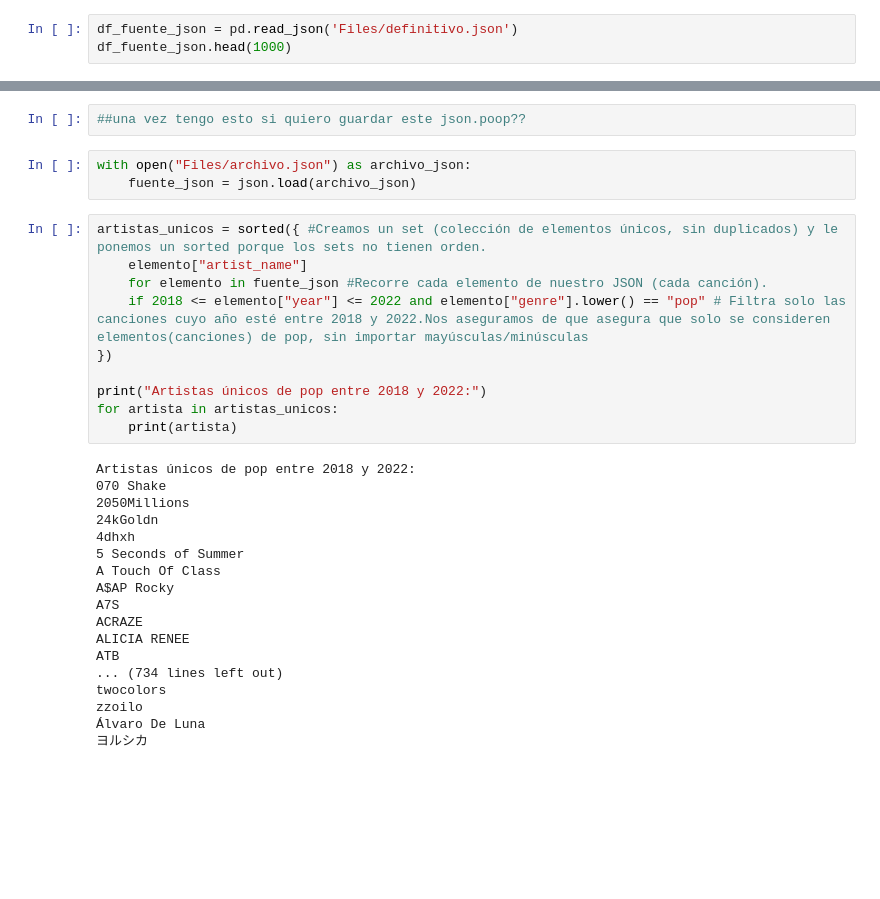
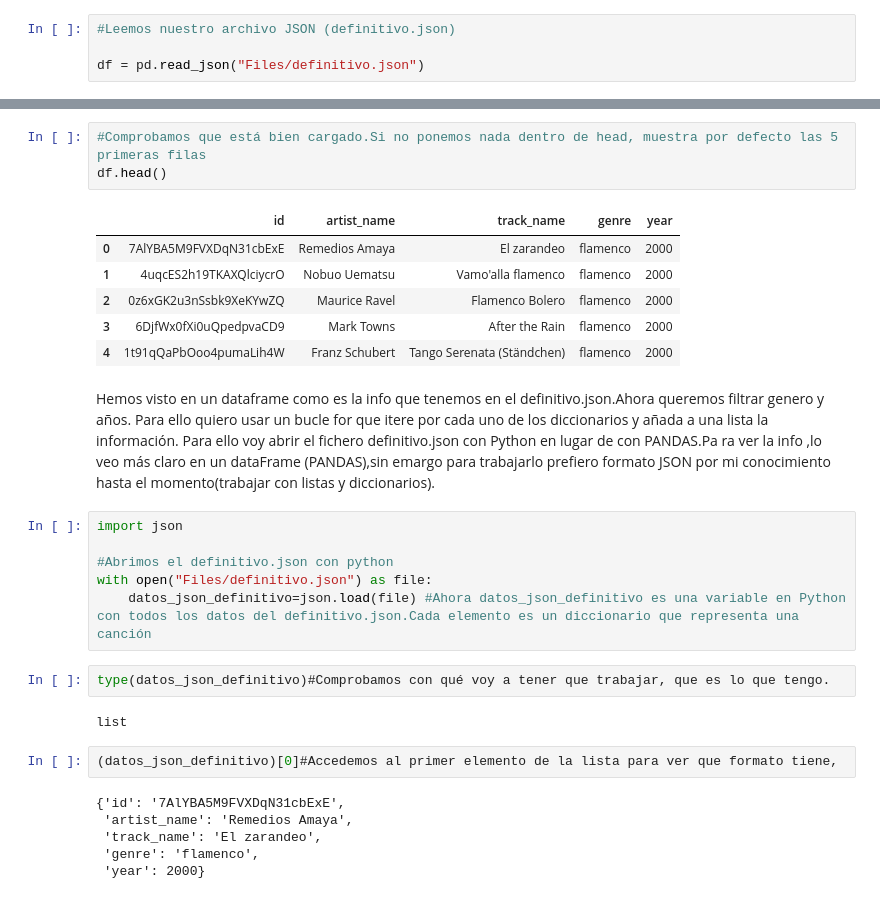
Before and after one commit to jesgonza2026/proyecto-da-promo-65-modulo-2-team-1, a Jupyter notebook: pop.ipynb, the cells around one changed output, grey strips where cells are left out. Drawn from its saved outputs; the diff is of its cells as text; blank space fills up the shorter version.

```diff
--- a/pop.ipynb
+++ b/pop.ipynb
@@ -37,3 +10,4 @@ len(fuente_json)
 # %%
-df_fuente_json = pd.read_json('Files/definitivo.json')
-df_fuente_json.head(1000)
+#Leemos nuestro archivo JSON (definitivo.json)
+
+df = pd.read_json("Files/definitivo.json")
@@ -164,33 +14,32 @@ En 2022 hay 396 archivos pop.
-# %%
-##una vez tengo esto si quiero guardar este json.poop??
-# %%
-with open("Files/archivo.json") as archivo_json:
-    fuente_json = json.load(archivo_json)
-# %%
-artistas_unicos = sorted({ #Creamos un set (colección de elementos únicos, sin duplicados) y le ponemos un sorted porque los sets no tienen orden.
-    elemento["artist_name"]
-    for elemento in fuente_json #Recorre cada elemento de nuestro JSON (cada canción).
-    if 2018 <= elemento["year"] <= 2022 and elemento["genre"].lower() == "pop" # Filtra solo las canciones cuyo año esté entre 2018 y 2022.Nos aseguramos de que asegura que solo se consideren elementos(canciones) de pop, sin importar mayúsculas/minúsculas
-})
-
-print("Artistas únicos de pop entre 2018 y 2022:")
-for artista in artistas_unicos:
-    print(artista)
-# %% [output]
-Artistas únicos de pop entre 2018 y 2022:
-070 Shake
-2050Millions
-24kGoldn
-4dhxh
-5 Seconds of Summer
-A Touch Of Class
-A$AP Rocky
-A7S
-ACRAZE
-ALICIA RENEE
-ATB
-... (734 lines left out)
-twocolors
-zzoilo
-Álvaro De Luna
-ヨルシカ
+# %%
+#Comprobamos que está bien cargado.Si no ponemos nada dentro de head, muestra por defecto las 5 primeras filas
+df.head()
+# %% [output]
+|  | id | artist_name | track_name | genre | year |
+| 0 | 7AlYBA5M9FVXDqN31cbExE | Remedios Amaya | El zarandeo | flamenco | 2000 |
+| 1 | 4uqcES2h19TKAXQlciycrO | Nobuo Uematsu | Vamo'alla flamenco | flamenco | 2000 |
+| 2 | 0z6xGK2u3nSsbk9XeKYwZQ | Maurice Ravel | Flamenco Bolero | flamenco | 2000 |
+| 3 | 6DjfWx0fXi0uQpedpvaCD9 | Mark Towns | After the Rain | flamenco | 2000 |
+| 4 | 1t91qQaPbOoo4pumaLih4W | Franz Schubert | Tango Serenata (Ständchen) | flamenco | 2000 |
+# %% [markdown]
+Hemos visto en un dataframe como es la info que tenemos en el definitivo.json.Ahora queremos filtrar genero y años.
+Para ello quiero usar un bucle for que itere por cada uno de los diccionarios y añada a una lista la información.
+Para ello voy abrir el fichero definitivo.json con Python en lugar de con PANDAS.Pa ra ver la info ,lo veo más claro en un dataFrame (PANDAS),sin emargo para trabajarlo prefiero formato JSON por mi conocimiento hasta el momento(trabajar con listas y diccionarios).
+# %%
+import json
+
+#Abrimos el definitivo.json con python
+with open("Files/definitivo.json") as file:
+    datos_json_definitivo=json.load(file) #Ahora datos_json_definitivo es una variable en Python con todos los datos del definitivo.json.Cada elemento es un diccionario que representa una canción
+# %%
+type(datos_json_definitivo)#Comprobamos con qué voy a tener que trabajar, que es lo que tengo.
+# %% [output]
+list
+# %%
+(datos_json_definitivo)[0]#Accedemos al primer elemento de la lista para ver que formato tiene,
+# %% [output]
+{'id': '7AlYBA5M9FVXDqN31cbExE',
+ 'artist_name': 'Remedios Amaya',
+ 'track_name': 'El zarandeo',
+ 'genre': 'flamenco',
+ 'year': 2000}
```
Also changed, not shown: parts of 18 cells of this notebook, 4 other files.
